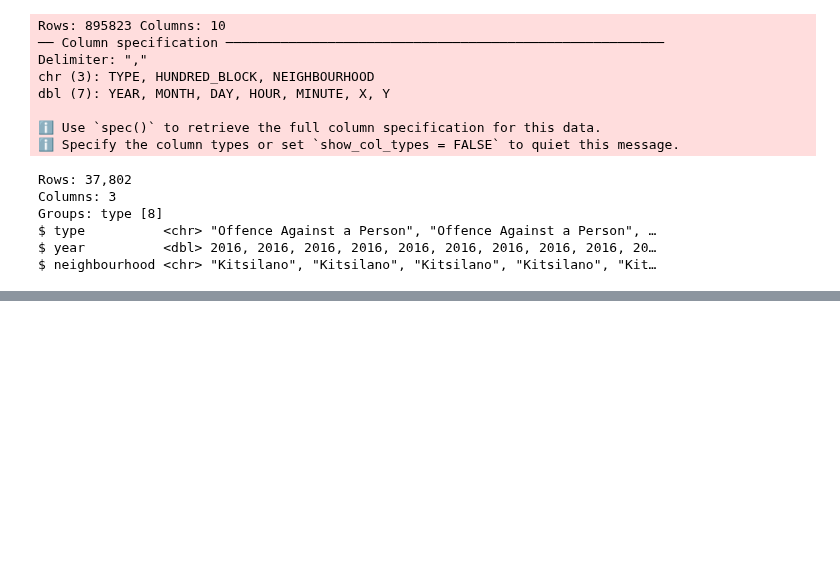
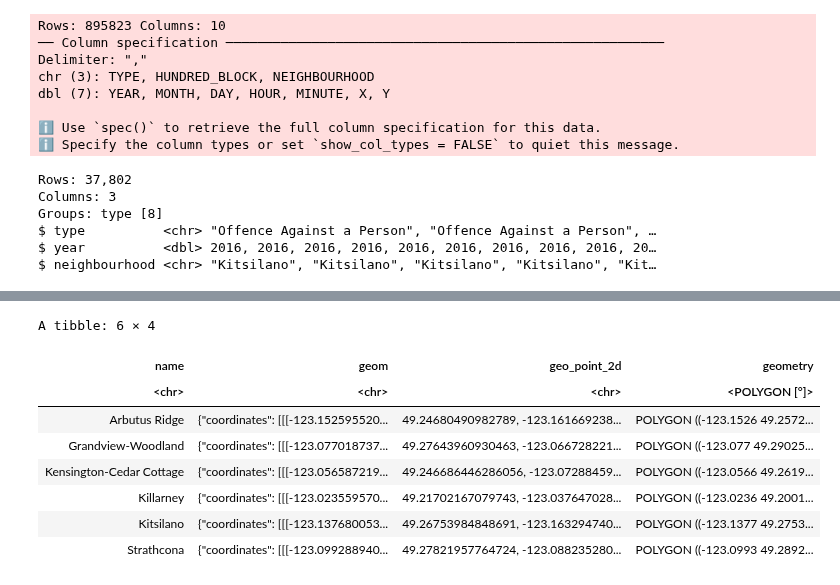
Before and after one commit to Irene-Berezin/econ326, a Jupyter notebook: project_proposal_data .ipynb, the cells around one changed output, grey strips where cells are left out. Cells and saved outputs as stored; diff of their text form; code cells hidden in the pictures; blank space fills up the shorter version.

Commit message:
read in two essential dataset for classifying geo local area

```diff
--- a/project_proposal_data .ipynb
+++ b/project_proposal_data .ipynb
@@ -181,3 +181,7 @@ Groups: type [8]
 $ type          <chr> "Offence Against a Person", "Offence Against a Person", …
 $ year          <dbl> 2016, 2016, 2016, 2016, 2016, 2016, 2016, 2016, 2016, 20…
 $ neighbourhood <chr> "Kitsilano", "Kitsilano", "Kitsilano", "Kitsilano", "Kit…
+# %%
+local_area_boundary <- get_cov_data(dataset_id ="local-area-boundary")|>
+    as_tibble()|>
+    glimpse()
@@ -183,0 +196,12 @@ $ neighbourhood <chr> "Kitsilano", "Kitsilano", "Kitsilano", "Kitsilano", "Kit
+# %%
+head(local_area_boundary)
+# %% [output]
+A tibble: 6 × 4
+| name | geom | geo_point_2d | geometry |
+| <chr> | <chr> | <chr> | <POLYGON [°]> |
+| Arbutus Ridge | {"coordinates": [[[-123.152595520... | 49.24680490982789, -123.161669238... | POLYGON ((-123.1526 49.2572... |
+| Grandview-Woodland | {"coordinates": [[[-123.077018737... | 49.27643960930463, -123.066728221... | POLYGON ((-123.077 49.29025... |
+| Kensington-Cedar Cottage | {"coordinates": [[[-123.056587219... | 49.246686446286056, -123.07288459... | POLYGON ((-123.0566 49.2619... |
+| Killarney | {"coordinates": [[[-123.023559570... | 49.21702167079743, -123.037647028... | POLYGON ((-123.0236 49.2001... |
+| Kitsilano | {"coordinates": [[[-123.137680053... | 49.26753984848691, -123.163294740... | POLYGON ((-123.1377 49.2753... |
+| Strathcona | {"coordinates": [[[-123.099288940... | 49.27821957764724, -123.088235280... | POLYGON ((-123.0993 49.2892... |
```
Also changed, not shown: parts of 5 cells of this notebook.
